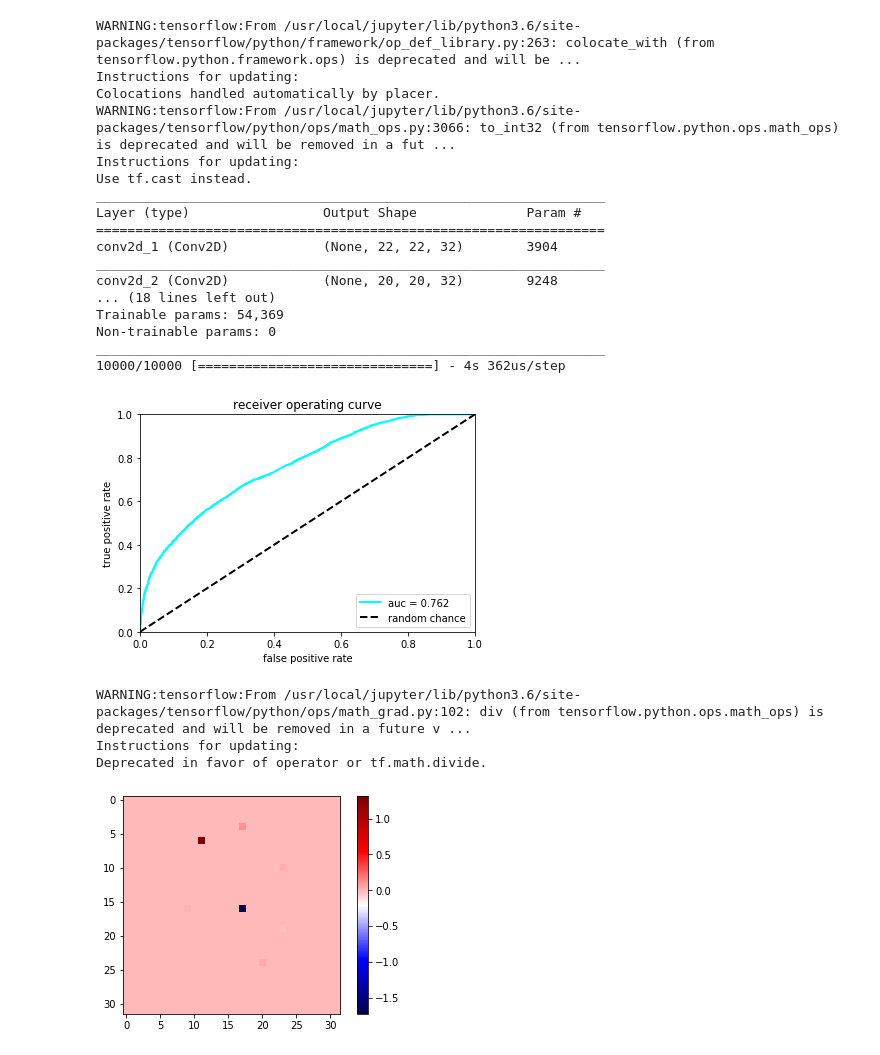
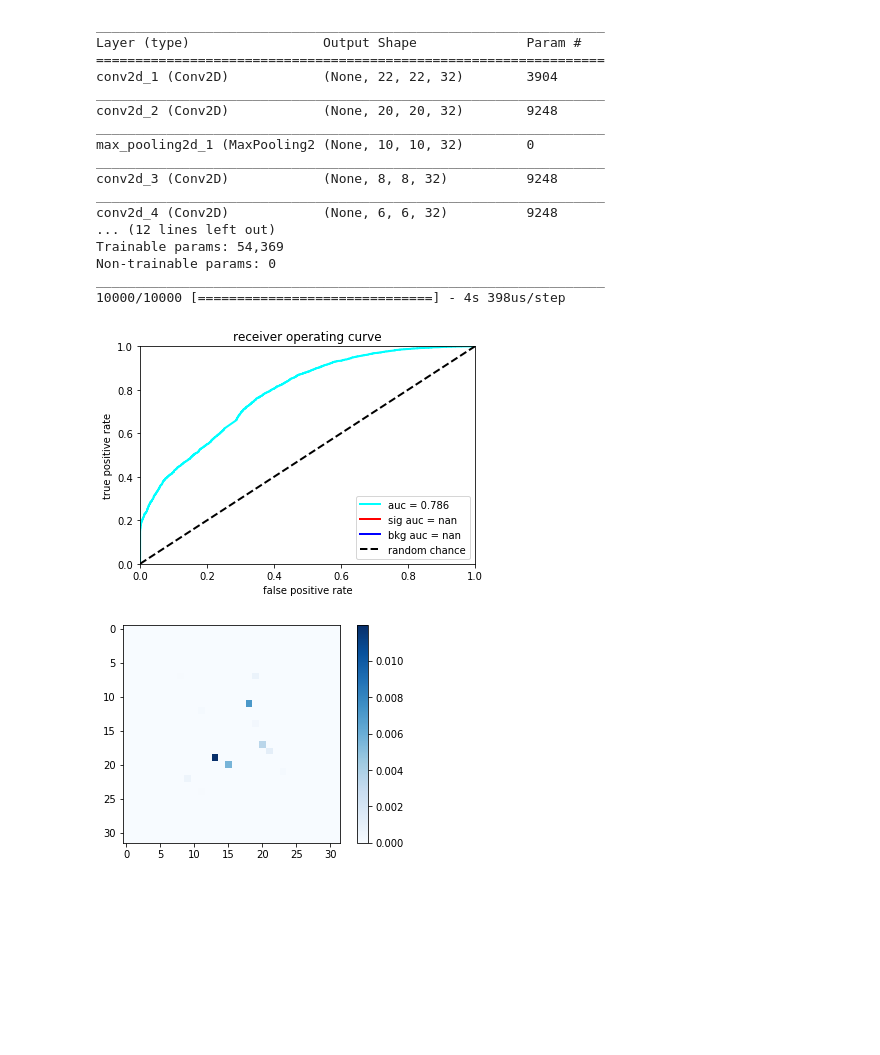
Before and after one commit to mdmorris/CNNsimple, a Jupyter notebook: LRP.ipynb, the cells around one changed output. Saved outputs shown, nothing was run; the diff lists cells and outputs as text; code cells hidden in the pictures; blank space fills up the shorter version.

Commit message:
added more to ROC curve

```diff
--- a/LRP.ipynb
+++ b/LRP.ipynb
@@ -25,6 +23,6 @@ Using TensorFlow backend.
 # %%
-traindata = np.load('train_data.npz')
-testdata = np.load('test_data.npz')
+traindata = np.load('train_bkg_s_0.1.npz')
+testdata = np.load('test_bkg_s_0.1.npz')
 trainimages = traindata['circles']
 grid = np.sqrt(trainimages[0,:].size).astype(int)
 testimages = testdata['circles']
@@ -77,30 +67,36 @@ best_model = keras.models.load_model('training/CNN_sparce_cat.h5')
 best_model.summary()
 results = best_model.evaluate(testimages, testlabels)
 # %% [output]
-WARNING:tensorflow:From /usr/local/jupyter/lib/python3.6/site-packages/tensorflow/python/framework/op_def_library.py:263: colocate_with (from tensorflow.python.framework.ops) is deprecated and will be ...
-Instructions for updating:
-Colocations handled automatically by placer.
-WARNING:tensorflow:From /usr/local/jupyter/lib/python3.6/site-packages/tensorflow/python/ops/math_ops.py:3066: to_int32 (from tensorflow.python.ops.math_ops) is deprecated and will be removed in a fut ...
-Instructions for updating:
-Use tf.cast instead.
 _________________________________________________________________
 Layer (type)                 Output Shape              Param #
 =================================================================
 conv2d_1 (Conv2D)            (None, 22, 22, 32)        3904
 _________________________________________________________________
 conv2d_2 (Conv2D)            (None, 20, 20, 32)        9248
-... (18 lines left out)
+_________________________________________________________________
+max_pooling2d_1 (MaxPooling2 (None, 10, 10, 32)        0
+_________________________________________________________________
+conv2d_3 (Conv2D)            (None, 8, 8, 32)          9248
+_________________________________________________________________
+conv2d_4 (Conv2D)            (None, 6, 6, 32)          9248
+... (12 lines left out)
 Trainable params: 54,369
 Non-trainable params: 0
 _________________________________________________________________
-10000/10000 [==============================] - 4s 362us/step
+10000/10000 [==============================] - 4s 398us/step
 # %%
 # Plot ROC
 predict = best_model.predict(testimages)
 from sklearn.metrics import roc_curve, auc
 fpr, tpr, thresholds = roc_curve(testlabels, predict)
+sig_fpr, sig_tpr, sig_thresholds = roc_curve(testlabels[0:5000], predict[0:5000]) #sklearn roc_curve needs a mixture
+bkg_fpr, bkg_tpr, bkg_thresholds = roc_curve(testlabels[5000:-1], predict[5000:-1]) #of pos and neg values in input arrays
 roc_auc = auc(fpr, tpr)
+sig_auc = auc(sig_fpr, sig_tpr)
+bkg_auc = auc(bkg_fpr, bkg_tpr)
 plt.plot(fpr, tpr, lw=2, color='cyan', label='auc = %.3f' % (roc_auc))
+plt.plot(sig_fpr, sig_tpr, lw=2, color='red', label='sig auc = %.3f' % (sig_auc))
+plt.plot(bkg_fpr, bkg_tpr, lw=2, color='blue', label='bkg auc = %.3f' % (bkg_auc))
 plt.plot([0, 1], [0, 1], linestyle='--', lw=2, color='k', label='random chance')
 plt.xlim([0, 1.0])
 plt.ylim([0, 1.0])
@@ -110,27 +106,24 @@ plt.title('receiver operating curve')
 plt.legend(loc="lower right")
 plt.show()
 # %% [output]
-[figure, old version]
+[figure, new version]
 # %%
 import innvestigate
 import innvestigate.utils as iutils
 # %%
 # Creating an analyzer
 lrp_analyzer = innvestigate.create_analyzer("lrp.z", best_model)
 #discoverered that innvestigate fails to run on a loaded model --> trying to find fix
 
 # Applying the analyzer
 display = trainimages[1].reshape(1,grid,grid,1) #the reshape is this way is because the input is expected to be 4 dimensions
 analysis = lrp_analyzer.analyze(display)
 
 # Displaying one result
-plt.imshow(analysis.squeeze(), cmap='seismic', interpolation='nearest')
+plt.imshow(np.absolute(analysis).squeeze(), cmap='Blues', interpolation='nearest')
 plt.colorbar()
 plt.show()
 # %% [output]
-WARNING:tensorflow:From /usr/local/jupyter/lib/python3.6/site-packages/tensorflow/python/ops/math_grad.py:102: div (from tensorflow.python.ops.math_ops) is deprecated and will be removed in a future v ...
-Instructions for updating:
-Deprecated in favor of operator or tf.math.divide.
-[figure, old version]
+[figure, new version]
 # %%
 hist, bin_edges = np.histogram(predict[:int(len(predict)/2)])
```
Also changed, not shown: parts of 8 cells of this notebook.
